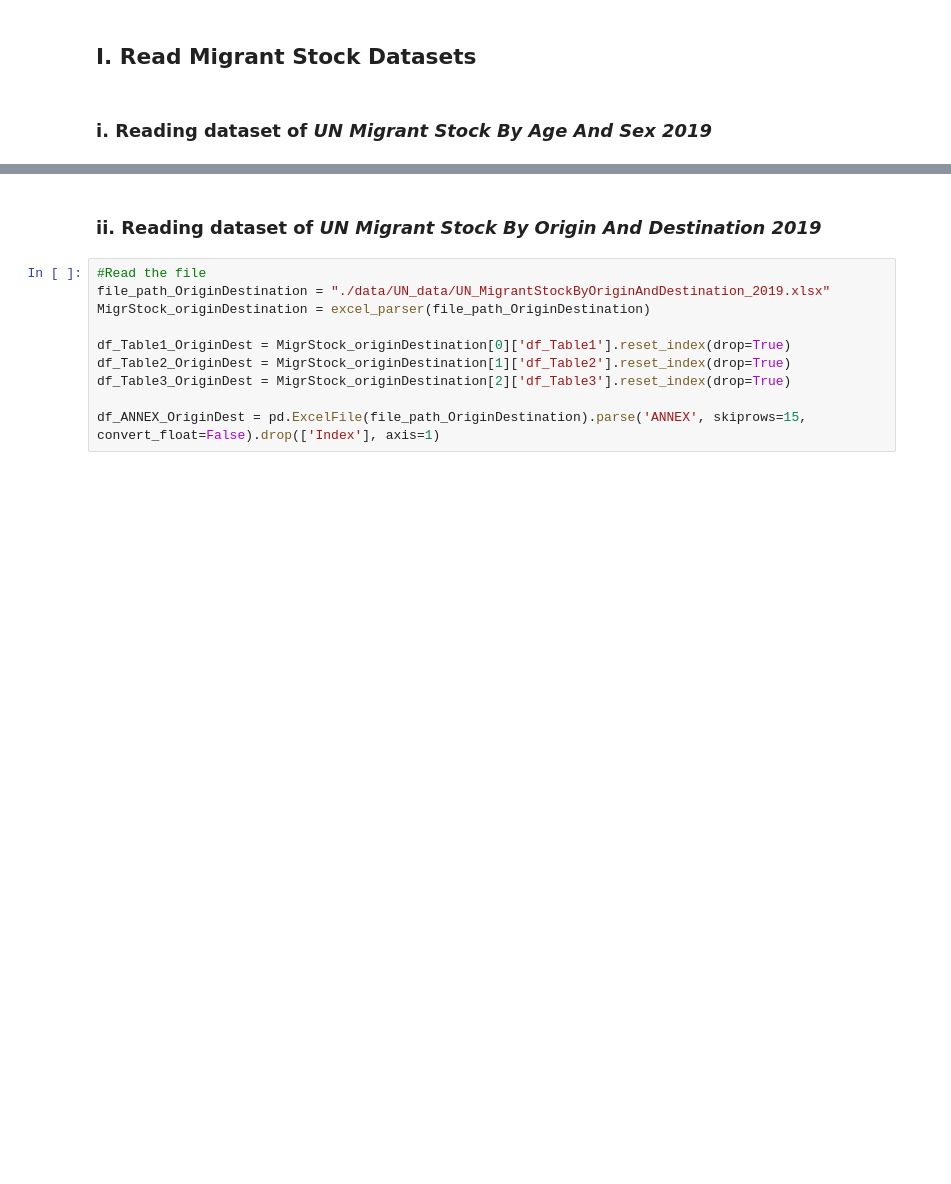
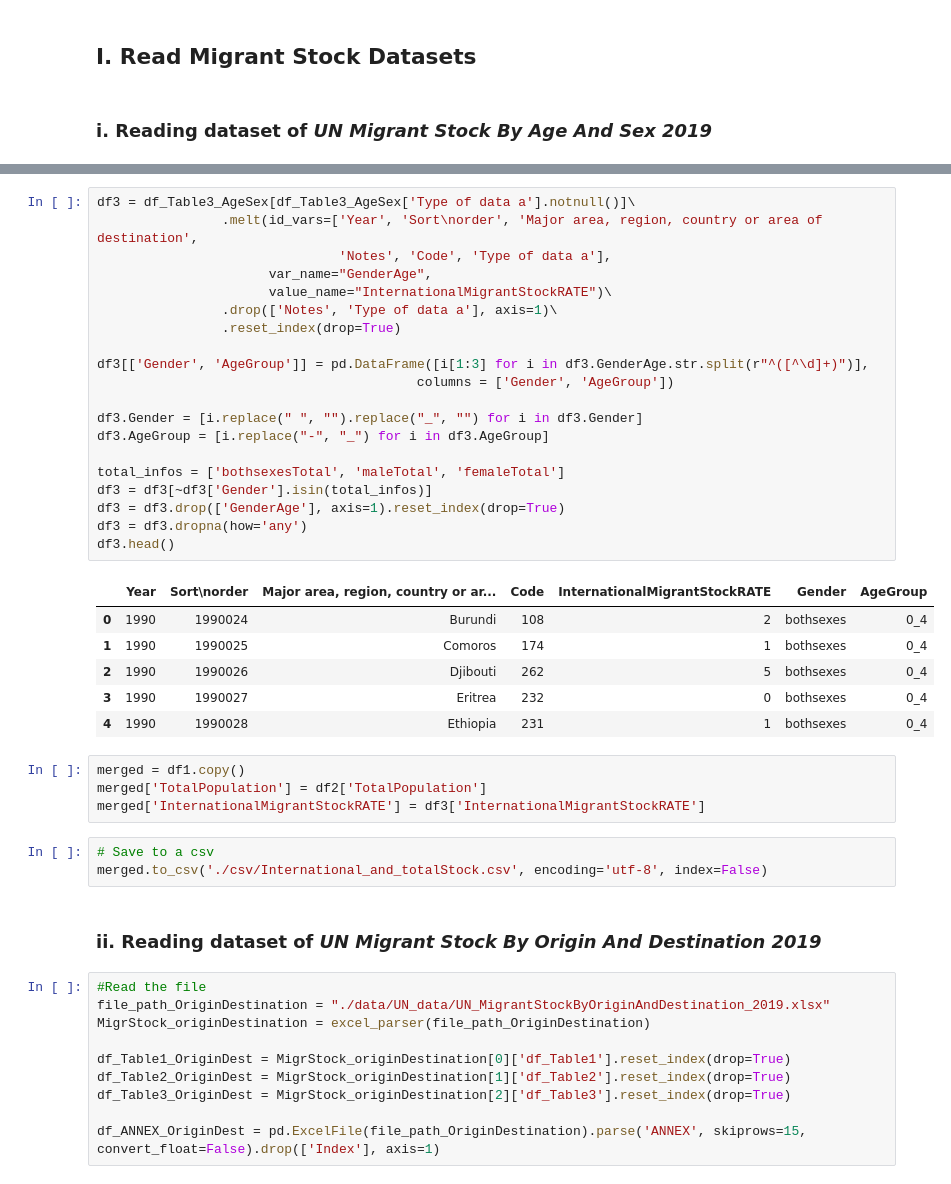
Before and after one commit to com-480-data-visualization/com-480-project-vizkhalifa, a Jupyter notebook: excelParser.ipynb, the cells around one changed output, grey strips where cells are left out. Cells and saved outputs as stored; diff of their text form; blank space fills up the shorter version.

```diff
--- a/excelParser.ipynb
+++ b/excelParser.ipynb
@@ -118,3 +205,37 @@ df_Table1_AgeSex.head()
+# %%
+df3 = df_Table3_AgeSex[df_Table3_AgeSex['Type of data a'].notnull()]\
+                .melt(id_vars=['Year', 'Sort\norder', 'Major area, region, country or area of destination',
+                               'Notes', 'Code', 'Type of data a'],
+                      var_name="GenderAge",
+                      value_name="InternationalMigrantStockRATE")\
+                .drop(['Notes', 'Type of data a'], axis=1)\
+                .reset_index(drop=True)
+
+df3[['Gender', 'AgeGroup']] = pd.DataFrame([i[1:3] for i in df3.GenderAge.str.split(r"^([^\d]+)")],
+                                         columns = ['Gender', 'AgeGroup'])
+
+df3.Gender = [i.replace(" ", "").replace("_", "") for i in df3.Gender]
+df3.AgeGroup = [i.replace("-", "_") for i in df3.AgeGroup]
+
+total_infos = ['bothsexesTotal', 'maleTotal', 'femaleTotal']
+df3 = df3[~df3['Gender'].isin(total_infos)]
+df3 = df3.drop(['GenderAge'], axis=1).reset_index(drop=True)
+df3 = df3.dropna(how='any')
+df3.head()
+# %% [output]
+|  | Year | Sort\norder | Major area, region, country or ar... | Code | InternationalMigrantStockRATE | Gender | AgeGroup |
+| 0 | 1990 | 1990024 | Burundi | 108 | 2 | bothsexes | 0_4 |
+| 1 | 1990 | 1990025 | Comoros | 174 | 1 | bothsexes | 0_4 |
+| 2 | 1990 | 1990026 | Djibouti | 262 | 5 | bothsexes | 0_4 |
+| 3 | 1990 | 1990027 | Eritrea | 232 | 0 | bothsexes | 0_4 |
+| 4 | 1990 | 1990028 | Ethiopia | 231 | 1 | bothsexes | 0_4 |
+# %%
+merged = df1.copy()
+merged['TotalPopulation'] = df2['TotalPopulation']
+merged['InternationalMigrantStockRATE'] = df3['InternationalMigrantStockRATE']
+# %%
+# Save to a csv
+merged.to_csv('./csv/International_and_totalStock.csv', encoding='utf-8', index=False)
 # %% [markdown]
 ### ii. Reading dataset of _UN Migrant Stock By Origin And Destination 2019_
 # %%
```
Also changed, not shown: parts of 22 cells of this notebook, 1 other file.
